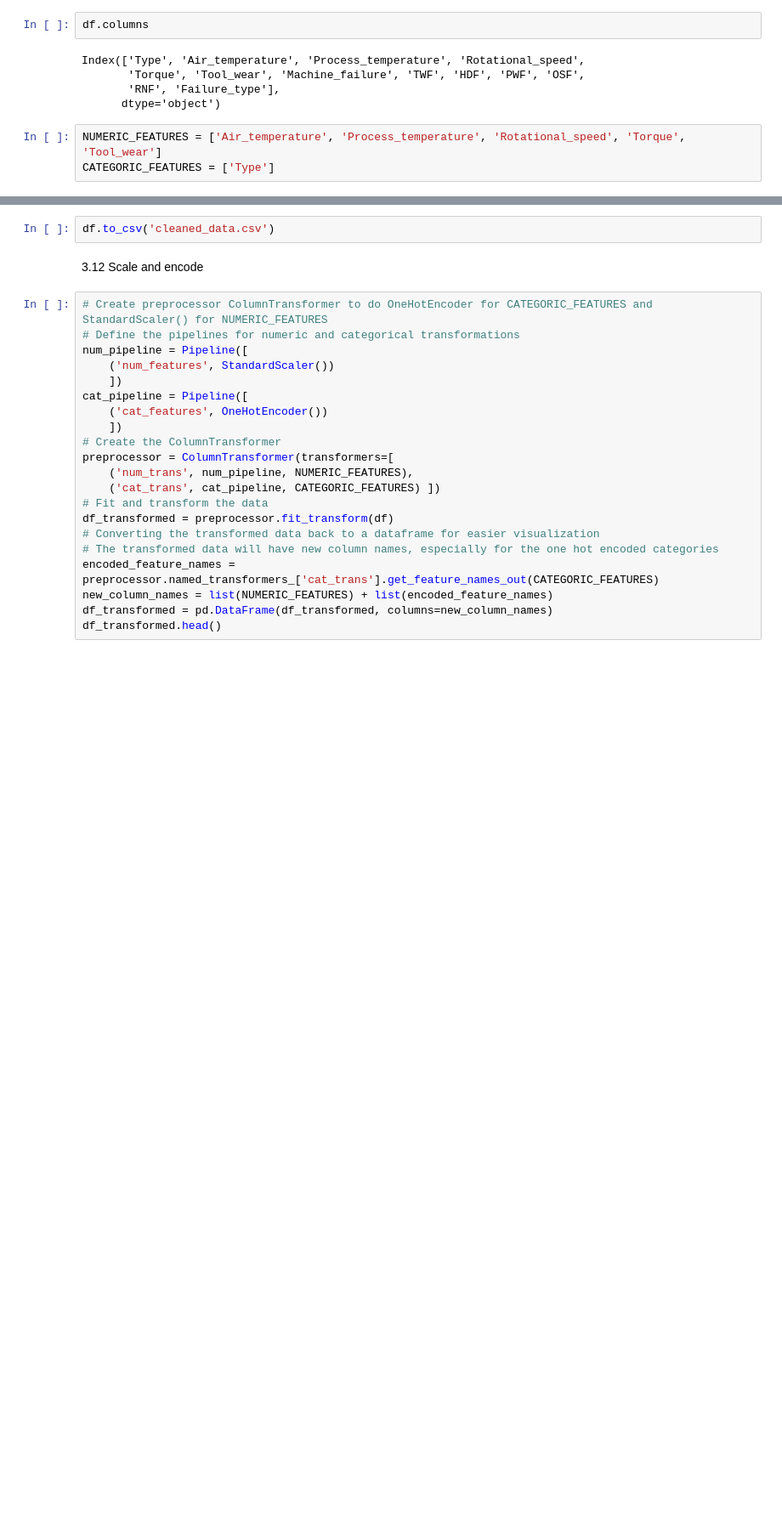
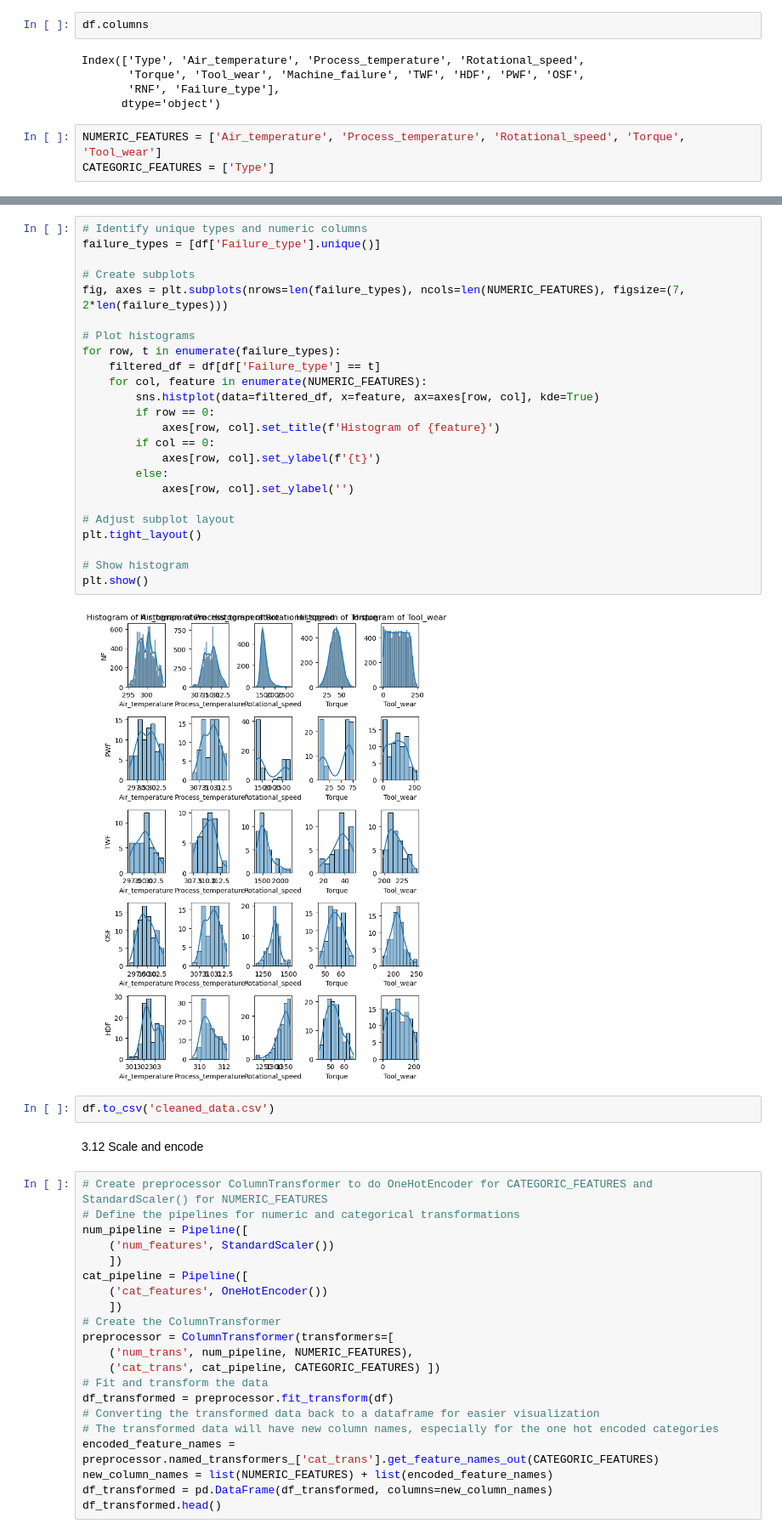
Before and after one commit to MihirT906/PredictiveMaintenance, a Jupyter notebook: data_prep.ipynb, the cells around one changed output, grey strips where cells are left out. Shown: that part at 85% size. Saved outputs shown, nothing was run; the diff lists cells and outputs as text; blank space fills up the shorter version.

```diff
--- a/data_prep.ipynb
+++ b/data_prep.ipynb
@@ -244,3 +269,29 @@ CATEGORIC_FEATURES = ['Type']
+# %%
+# Identify unique types and numeric columns
+failure_types = [df['Failure_type'].unique()]
+
+# Create subplots
+fig, axes = plt.subplots(nrows=len(failure_types), ncols=len(NUMERIC_FEATURES), figsize=(7, 2*len(failure_types)))
+
+# Plot histograms
+for row, t in enumerate(failure_types):
+    filtered_df = df[df['Failure_type'] == t]
+    for col, feature in enumerate(NUMERIC_FEATURES):
+        sns.histplot(data=filtered_df, x=feature, ax=axes[row, col], kde=True)
+        if row == 0:
+            axes[row, col].set_title(f'Histogram of {feature}')
+        if col == 0:
+            axes[row, col].set_ylabel(f'{t}')
+        else:
+            axes[row, col].set_ylabel('')
+
+# Adjust subplot layout
+plt.tight_layout()
+
+# Show histogram
+plt.show()
+# %% [output]
+[figure, added]
 # %%
 df.to_csv('cleaned_data.csv')
 # %% [markdown]
```
Also changed, not shown: parts of 2 cells of this notebook, 10 other files.
